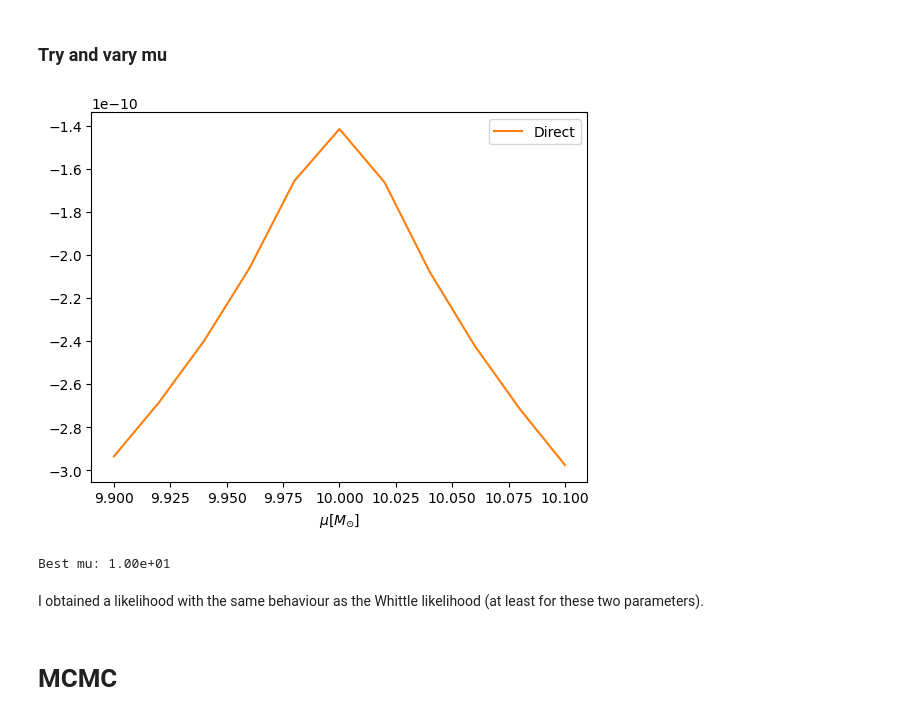
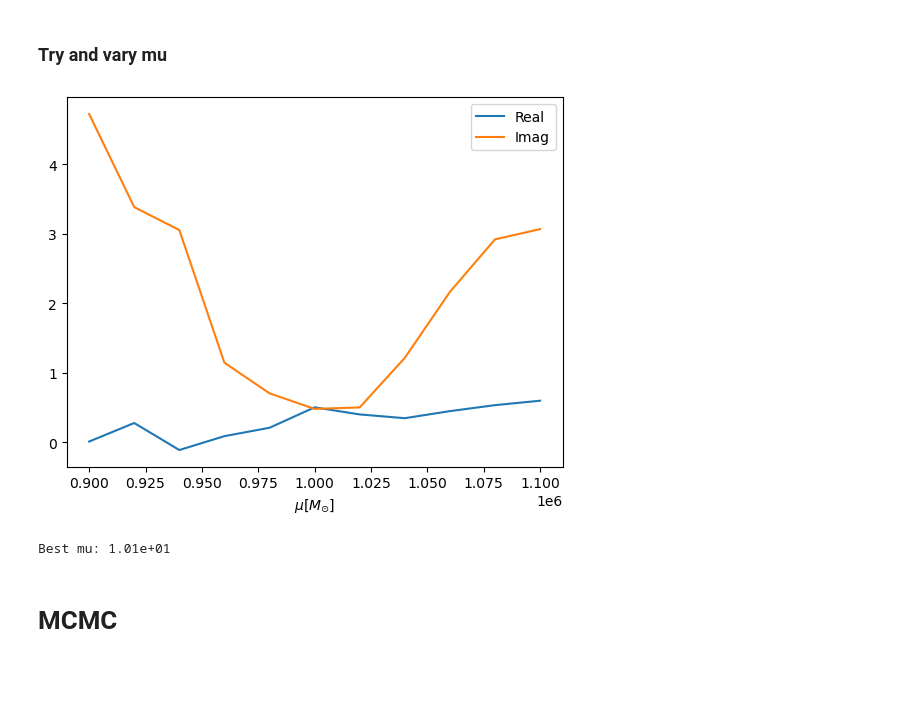
Before and after one commit to GiuliaConti/master_thesis_public, a Jupyter notebook: FD_gated_likelihood_study_2ndImpl.ipynb, the cells around one changed output. Saved outputs shown, nothing was run; the diff lists cells and outputs as text; code cells hidden in the pictures; blank space fills up the shorter version.

```diff
--- a/FD_gated_likelihood_study_2ndImpl.ipynb
+++ b/FD_gated_likelihood_study_2ndImpl.ipynb
@@ -333,3 +336,3 @@ print(Sigma_tilde_filt.shape)
 # %%
-Sigma_tilde_gated = W_tilde_filt @ Sigma_tilde_filt @ W_tilde_filt.conj().T
+Sigma_tilde_gated = W_tilde_filt @ Sigma_tilde_filt @ W_tilde_filt
 # %% [markdown]
@@ -406,5 +416,5 @@ Define the likelihood function.
 # %%
-def log_likelihood(d, *emri_waveform_args, pinv_Sigma=pinv_Sigma_tilde_gated, complex=False):
+def log_likelihood(d, *emri_waveform_args, pinv_Sigma=pinv_Sigma_tilde_gated):
     """
     Compute the gated log-likelihood presented in Eq.52 of Burke+(2025) paper.
     where `h` is produced by `signal_gen(*emri_waveform_args)`.
@@ -424,13 +434,7 @@ def log_likelihood(d, *emri_waveform_args, pinv_Sigma=pinv_Sigma_tilde_gated, co
 
     r = residual_computation(d[0], W, h[0])
 
-    prod = np.vdot(r, pinv_Sigma @ r)
-
-    if complex==False:
-        prod = np.abs(prod)
-    if complex==True:
-        prod = np.real(prod)
-    return -0.5 * prod
+    return -0.5 * np.conj(r).T @ pinv_Sigma @ r
 # %%
 log_likelihood(chans, *emri_waveform_args)
 # %% [output]
@@ -440,8 +451,8 @@ np.float64(-1.4162092376031828e-10)
 # %%
 M_grid = np.linspace(9e5, 1.1e6, 11)
 
-direct_logL = -1 * np.ones(len(M_grid))
-lisatools_logL = -1 * np.ones(len(M_grid))
+real_logL = -1 * np.ones(len(M_grid))
+imag_logL = -1 * np.ones(len(M_grid))
 
 # Generate a waveform
 start = time.time()
@@ -469,4 +480,6 @@ for idx, M in tqdm(enumerate(M_grid), total=len(M_grid), desc='M grid'):
     ]
 
 
-    direct_logL[idx] = log_likelihood(chans, *emri_waveform_args_M)
+    ll = log_likelihood(chans, *emri_waveform_args_M)
+    real_logL[idx] = np.real(ll)
+    imag_logL[idx] = np.imag(ll)
@@ -497,7 +507,8 @@ Problem so far:
 # %%
 mu_grid = np.linspace(9.9, 10.1, 11)
 
-direct_logL = -1 * np.ones(len(mu_grid))
+real_logL = -1 * np.ones(len(M_grid))
+imag_logL = -1 * np.ones(len(M_grid))
 
 # Generate a waveform
 start = time.time()
@@ -524,26 +535,26 @@ for idx, mu in tqdm(enumerate(mu_grid), total=len(mu_grid), desc='M grid'):
         Phi_r0,
     ]
 
-
-    direct_logL[idx] = log_likelihood(chans, *emri_waveform_args_M)
+    ll = log_likelihood(chans, *emri_waveform_args_M)
+    real_logL[idx] = np.real(ll)
+    imag_logL[idx] = np.imag(ll)
 # %%
-plt.plot(mu_grid, direct_logL, color='C1', label='Direct')
+plt.plot(M_grid, real_logL, label='Real')
+plt.plot(M_grid, imag_logL, label='Imag')
 
 plt.xlabel(r'$\mu [M_{\odot}]$')
 plt.legend()
 plt.show()
 # %% [output]
-[figure, old version]
+[figure, new version]
 # %%
-max_idx = np.argmax(direct_logL)
+max_idx = np.argmax(real_logL)
 mu_best = mu_grid[max_idx]
-logL_max = direct_logL[max_idx]
+logL_max = real_logL[max_idx]
 
 print(f"Best mu: {mu_best:.2e}")
 # %% [output]
-Best mu: 1.00e+01
+Best mu: 1.01e+01
-# %% [markdown]
-I obtained a likelihood with the same behaviour as the Whittle likelihood (at least for these two parameters).
 # %% [markdown]
 # MCMC
 # %% [raw]
```
Also changed, not shown: parts of 34 cells of this notebook, 1 other file.
